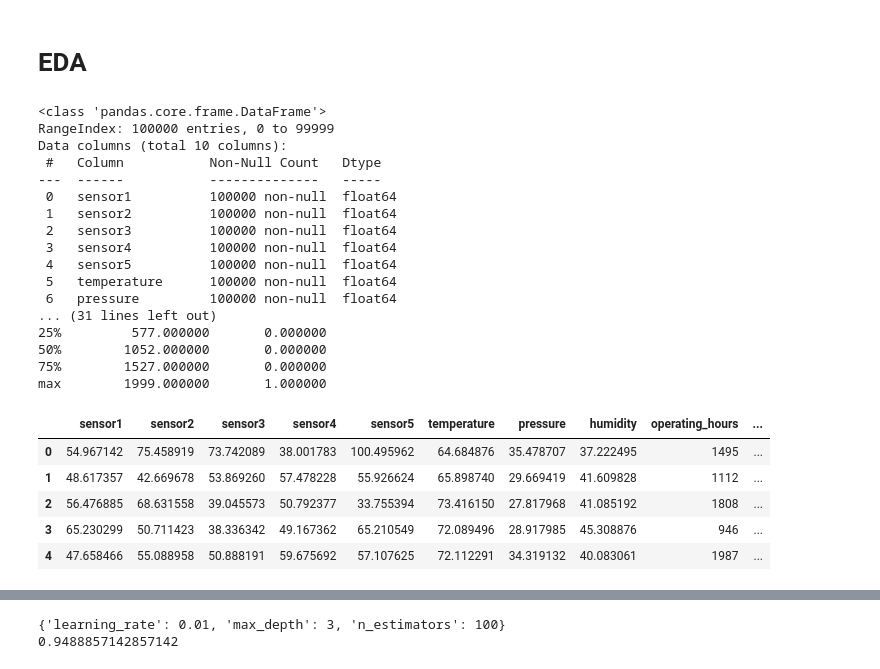
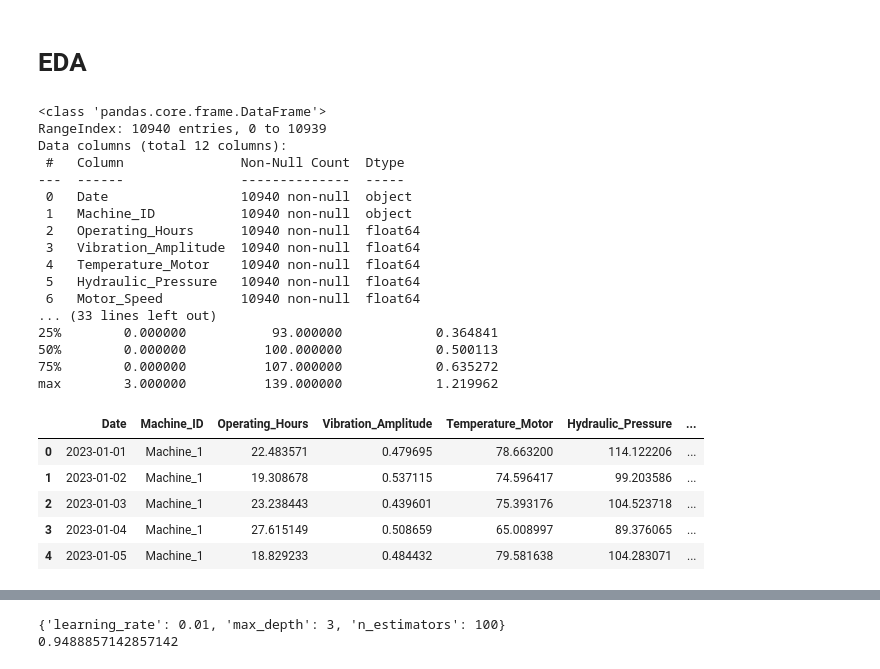
Before and after one commit to CD-AC/MLEngennier-Predictive_Maintenance_AI, a Jupyter notebook: Predictive_Maintenance_AI.ipynb, the cells around one changed output, grey strips where cells are left out. Saved outputs shown, nothing was run; the diff lists cells and outputs as text; code cells hidden in the pictures.

```diff
--- a/Predictive_Maintenance_AI.ipynb
+++ b/Predictive_Maintenance_AI.ipynb
@@ -101,36 +101,36 @@ Requirement already satisfied: six>=1.5 in /usr/local/lib/python3.10/dist-packag
 # EDA
 # %%
 # Cargar y Explorar los Datos
-data = pd.read_csv('/content/predictive_maintenance.csv')
+data = pd.read_csv('/content/mp_dataset.csv')
 
 # Mostrar información básica y descripción del dataset
 print(data.info())
 print(data.describe())
 
 # Ver las primeras filas del dataset
 data.head()
 # %% [output]
 <class 'pandas.core.frame.DataFrame'>
-RangeIndex: 100000 entries, 0 to 99999
-Data columns (total 10 columns):
- #   Column           Non-Null Count   Dtype
----  ------           --------------   -----
- 0   sensor1          100000 non-null  float64
- 1   sensor2          100000 non-null  float64
- 2   sensor3          100000 non-null  float64
- 3   sensor4          100000 non-null  float64
- 4   sensor5          100000 non-null  float64
- 5   temperature      100000 non-null  float64
- 6   pressure         100000 non-null  float64
-... (31 lines left out)
-25%         577.000000       0.000000
-50%        1052.000000       0.000000
-75%        1527.000000       0.000000
-max        1999.000000       1.000000
+RangeIndex: 10940 entries, 0 to 10939
+Data columns (total 12 columns):
+ #   Column               Non-Null Count  Dtype
+---  ------               --------------  -----
+ 0   Date                 10940 non-null  object
+ 1   Machine_ID           10940 non-null  object
+ 2   Operating_Hours      10940 non-null  float64
+ 3   Vibration_Amplitude  10940 non-null  float64
+ 4   Temperature_Motor    10940 non-null  float64
+ 5   Hydraulic_Pressure   10940 non-null  float64
+ 6   Motor_Speed          10940 non-null  float64
+... (33 lines left out)
+25%        0.000000           93.000000            0.364841
+50%        0.000000          100.000000            0.500113
+75%        0.000000          107.000000            0.635272
+max        3.000000          139.000000            1.219962
-|  | sensor1 | sensor2 | sensor3 | sensor4 | sensor5 | temperature | pressure | humidity | operating_hours | ... |
-| 0 | 54.967142 | 75.458919 | 73.742089 | 38.001783 | 100.495962 | 64.684876 | 35.478707 | 37.222495 | 1495 | ... |
-| 1 | 48.617357 | 42.669678 | 53.869260 | 57.478228 | 55.926624 | 65.898740 | 29.669419 | 41.609828 | 1112 | ... |
-| 2 | 56.476885 | 68.631558 | 39.045573 | 50.792377 | 33.755394 | 73.416150 | 27.817968 | 41.085192 | 1808 | ... |
-| 3 | 65.230299 | 50.711423 | 38.336342 | 49.167362 | 65.210549 | 72.089496 | 28.917985 | 45.308876 | 946 | ... |
-| 4 | 47.658466 | 55.088958 | 50.888191 | 59.675692 | 57.107625 | 72.112291 | 34.319132 | 40.083061 | 1987 | ... |
+|  | Date | Machine_ID | Operating_Hours | Vibration_Amplitude | Temperature_Motor | Hydraulic_Pressure | ... |
+| 0 | 2023-01-01 | Machine_1 | 22.483571 | 0.479695 | 78.663200 | 114.122206 | ... |
+| 1 | 2023-01-02 | Machine_1 | 19.308678 | 0.537115 | 74.596417 | 99.203586 | ... |
+| 2 | 2023-01-03 | Machine_1 | 23.238443 | 0.439601 | 75.393176 | 104.523718 | ... |
+| 3 | 2023-01-04 | Machine_1 | 27.615149 | 0.508659 | 65.008997 | 89.376065 | ... |
+| 4 | 2023-01-05 | Machine_1 | 18.829233 | 0.484432 | 79.581638 | 104.283071 | ... |
 # %%
```
Also changed, not shown: parts of 5 cells of this notebook.
